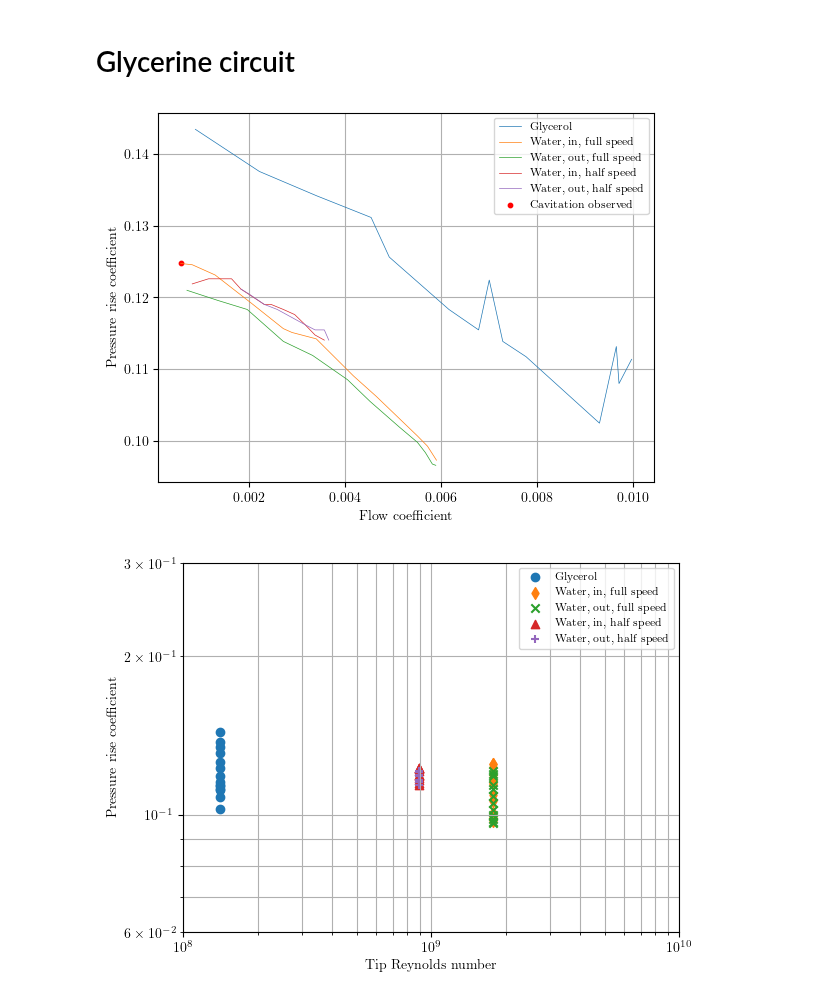
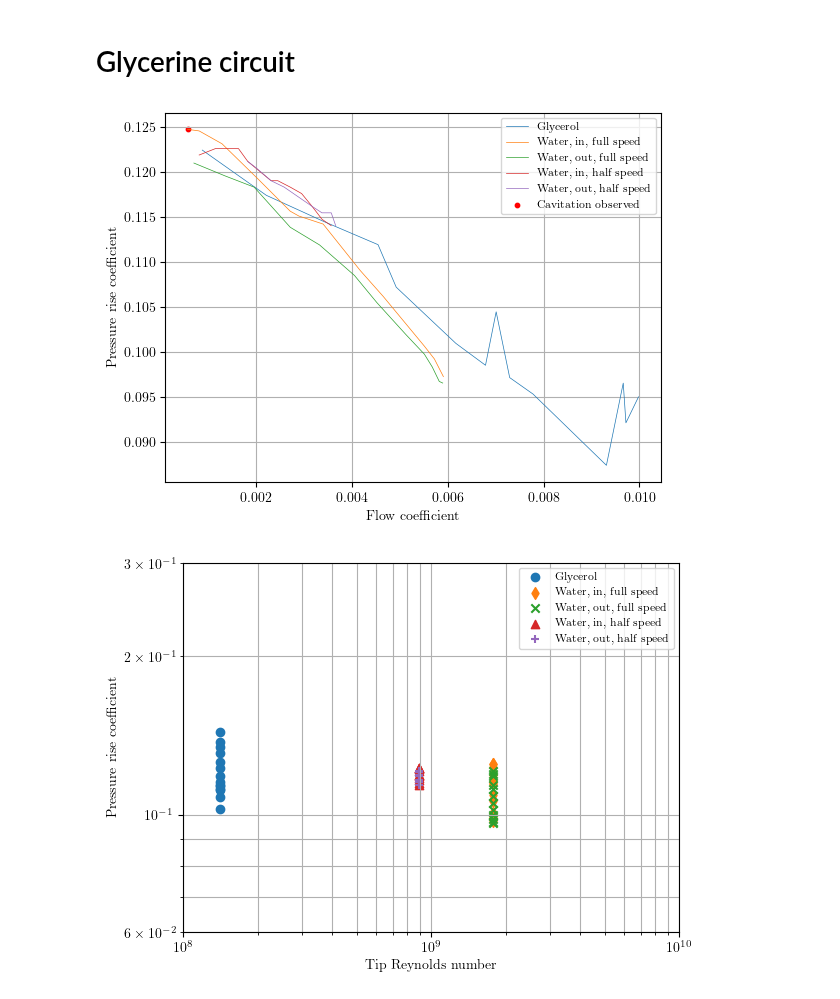
Before and after one commit to lpender3672/MEng-CW, a Jupyter notebook: IIA/3A3/Compressor_Lab/analysis.ipynb, the cells around one changed output. Drawn from its saved outputs; the diff is of its cells as text; code cells hidden in the pictures.

```diff
--- a/IIA/3A3/Compressor_Lab/analysis.ipynb
+++ b/IIA/3A3/Compressor_Lab/analysis.ipynb
@@ -159,7 +159,7 @@ def plot_glycerol_non_dims(data, freq, label = ""):
     Qdot = data["flow rate kg/s"] / rho_water
     N = Nf(freq)
     nonD_Q = flow_coeff(Qdot, N)
-    nonD_P = pressure_coeff(data["pressure"] * 1e3, N, rho_water)
+    nonD_P = pressure_coeff(data["pressure"] * 1e3, N, rho_glycerol)
 
     # sort the data
     data = np.array([nonD_Q, nonD_P])
@@ -187,34 +187,34 @@ def add_marker_at_index(data, freq, index, label):
     N = Nf(freq)
     nonD_Q = flow_coeff(Qdot, N)
     nonD_P = pressure_coeff(data["P_rise Compresor"] * 1e3, N, rho_water)
 
     if index < 0:
         index = len(nonD_Q) + index
 
     plt.scatter(nonD_Q[index],
                 nonD_P[index],
                 s=10,
                 marker = 'o',
                 color = 'r',
                 label = label)
 
 plot_glycerol_non_dims(glycerol_data, 50, f"Glycerol")
 plot_water_non_dims(water_50_inlet_data, 50, f"Water, in, full speed")
 plot_water_non_dims(water_50_outlet_data, 50, f"Water, out, full speed")
 plot_water_non_dims(water_25_inlet_data, 25, f"Water, in, half speed")
 plot_water_non_dims(water_25_outlet_data, 25, f"Water, out, half speed")
 
 add_marker_at_index(water_50_inlet_data, 50, -1, "Cavitation observed")
 
 plt.xlabel('Flow coefficient')
 plt.ylabel('Pressure rise coefficient')
 plt.legend(prop={'size': 8})
 plt.grid()
 
 plt.savefig('compressor_non_dims.png', dpi=600, bbox_inches='tight')
 plt.show()
 # %% [output]
-[figure, old version]
+[figure, new version]
 # %%
 # plot the data vs reynolds number
 
```
Also changed, not shown: 2 other files.
